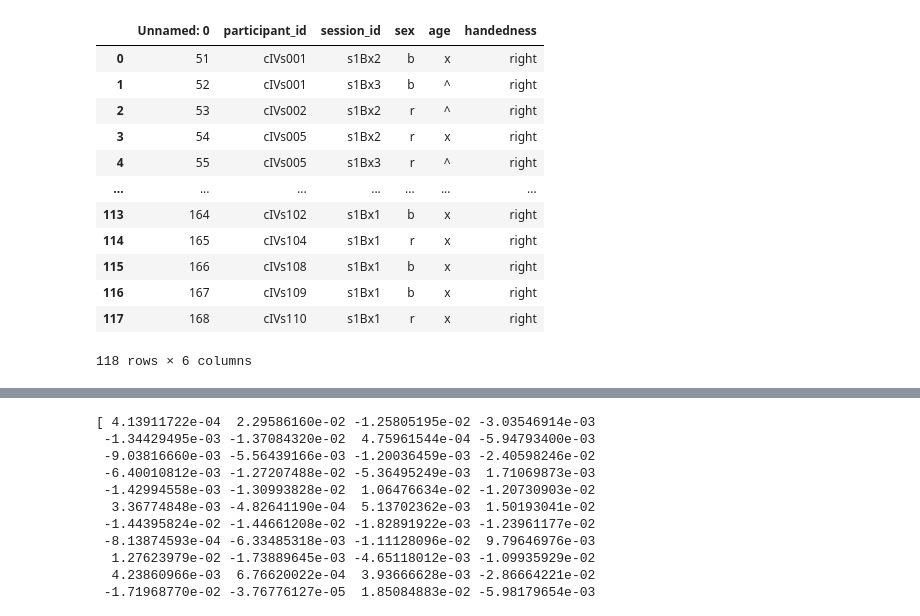
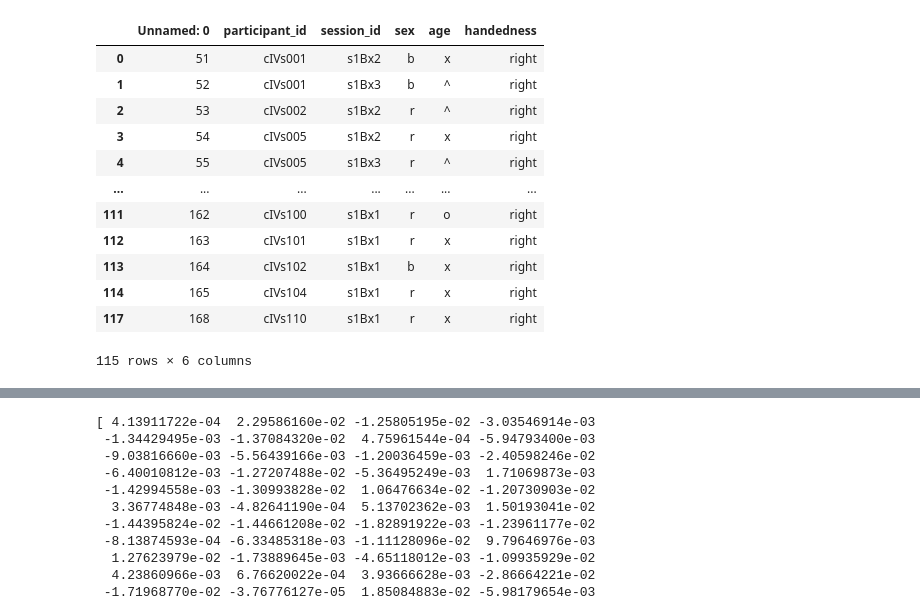
Before and after one commit to MASILab/gradtensor, a Jupyter notebook: src/con_matrix_plot.ipynb, the cells around one changed output, grey strips where cells are left out. Saved outputs shown, nothing was run; the diff lists cells and outputs as text; code cells hidden in the pictures.

```diff
--- a/src/con_matrix_plot.ipynb
+++ b/src/con_matrix_plot.ipynb
@@ -112,10 +112,11 @@ df['cpl'] = cpl_list
 # %%
 df
 # %%
-diff = []
 data1mod = []
 data2mod = []
+ind = []
 for i in all_mod:
-    data1mod.append(all_mod[i][0])
-    data2mod.append(all_mod[i][1])
-    diff.append( abs( ( (all_mod[i][0] - all_mod[i][1]) / all_mod[i][1] ) * 100 ) )
+    if ~np.isnan(all_mod[i][0]) and ~np.isnan(all_mod[i][1]):
+        data1mod.append(all_mod[i][0])
+        data2mod.append(all_mod[i][1])
+        ind.append(i)
@@ -124,27 +123,27 @@ data1mod
 # %%
 import pandas as pd
 csv_data = pd.read_csv('/nfs/masi/kanakap/kids_sessions.csv')
 csv_data['sex'].replace(['male','female'],['b','r'],inplace=True)
 csv_data['age'] = np.where(csv_data['age'].between(5,5.9),1,csv_data['age'])
 csv_data['age'] = np.where(csv_data['age'].between(6,6.9),2,csv_data['age'])
 csv_data['age'] = np.where(csv_data['age'].between(7,7.9),3,csv_data['age'])
 csv_data['age'] = np.where(csv_data['age'].between(8,8.9),4,csv_data['age'])
 csv_data['age'].replace([1,2,3,4],['o','x','^','+'],inplace=True)
-csv_data
+csv_data.iloc[ind]
 # %% [output]
 |  | Unnamed: 0 | participant_id | session_id | sex | age | handedness |
 | 0 | 51 | cIVs001 | s1Bx2 | b | x | right |
 | 1 | 52 | cIVs001 | s1Bx3 | b | ^ | right |
 | 2 | 53 | cIVs002 | s1Bx2 | r | ^ | right |
 | 3 | 54 | cIVs005 | s1Bx2 | r | x | right |
 | 4 | 55 | cIVs005 | s1Bx3 | r | ^ | right |
 | ... | ... | ... | ... | ... | ... | ... |
+| 111 | 162 | cIVs100 | s1Bx1 | r | o | right |
+| 112 | 163 | cIVs101 | s1Bx1 | r | x | right |
 | 113 | 164 | cIVs102 | s1Bx1 | b | x | right |
 | 114 | 165 | cIVs104 | s1Bx1 | r | x | right |
-| 115 | 166 | cIVs108 | s1Bx1 | b | x | right |
-| 116 | 167 | cIVs109 | s1Bx1 | b | x | right |
 | 117 | 168 | cIVs110 | s1Bx1 | r | x | right |
-118 rows × 6 columns
+115 rows × 6 columns
 # %%
 plt.figure(figsize=(10,8))
 plt.scatter(range(118),diff)
```
Also changed, not shown: parts of 8 cells of this notebook, 8 other files.
